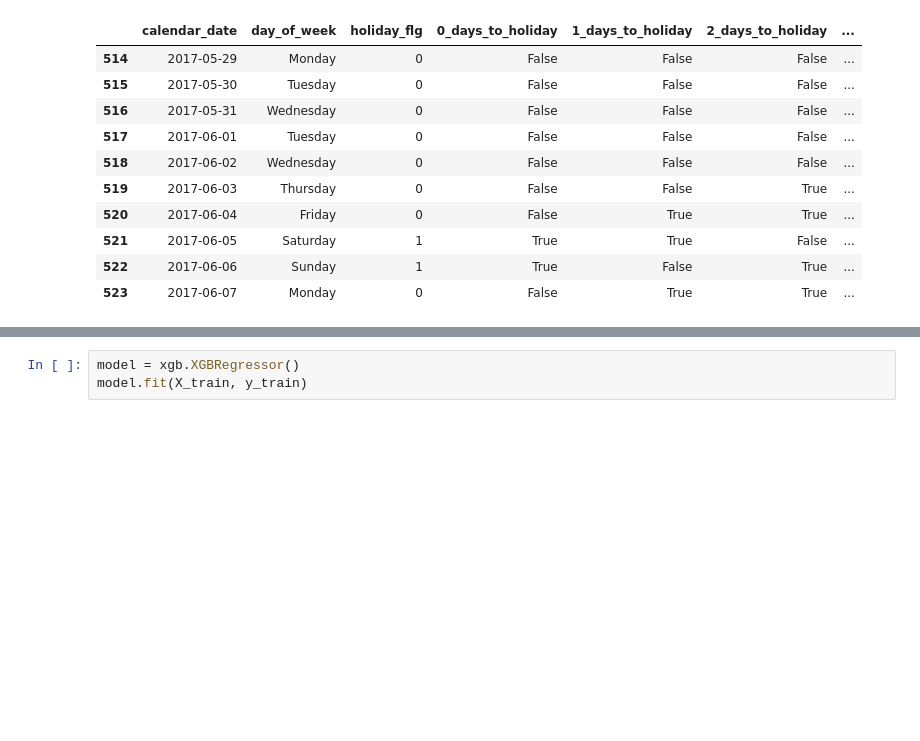
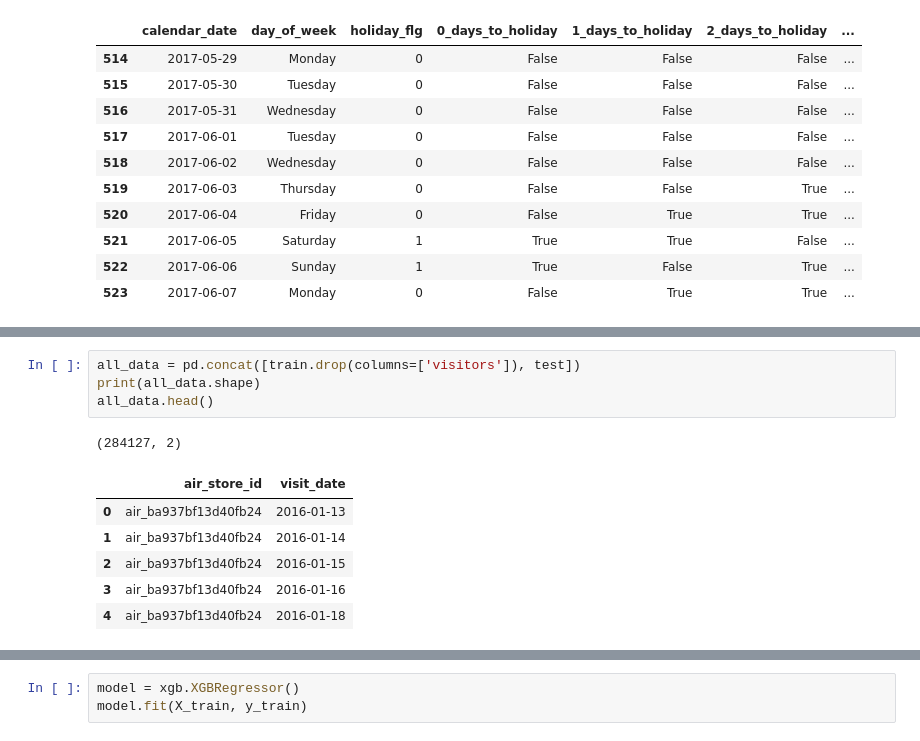
Before and after one commit to koyopro/kaggle, a Jupyter notebook: recruit/recruit.ipynb, the cells around one changed output, grey strips where cells are left out. Saved outputs shown, nothing was run; the diff lists cells and outputs as text; blank space fills up the shorter version.

```diff
--- a/recruit/recruit.ipynb
+++ b/recruit/recruit.ipynb
@@ -346 +353,13 @@ df.head()
+# %%
+all_data = pd.concat([train.drop(columns=['visitors']), test])
+print(all_data.shape)
+all_data.head()
+# %% [output]
+(284127, 2)
+|  | air_store_id | visit_date |
+| 0 | air_ba937bf13d40fb24 | 2016-01-13 |
+| 1 | air_ba937bf13d40fb24 | 2016-01-14 |
+| 2 | air_ba937bf13d40fb24 | 2016-01-15 |
+| 3 | air_ba937bf13d40fb24 | 2016-01-16 |
+| 4 | air_ba937bf13d40fb24 | 2016-01-18 |
 # %%
```
Also changed, not shown: parts of 36 cells of this notebook.
